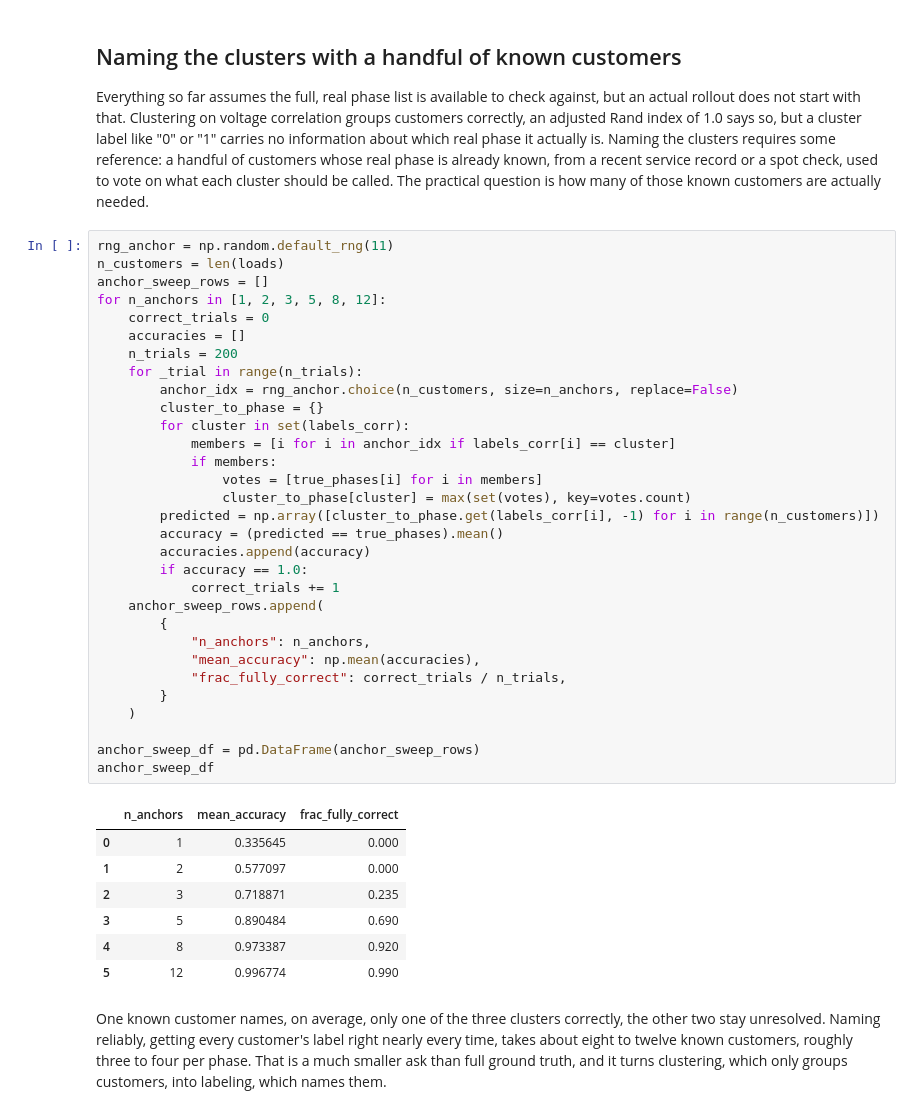
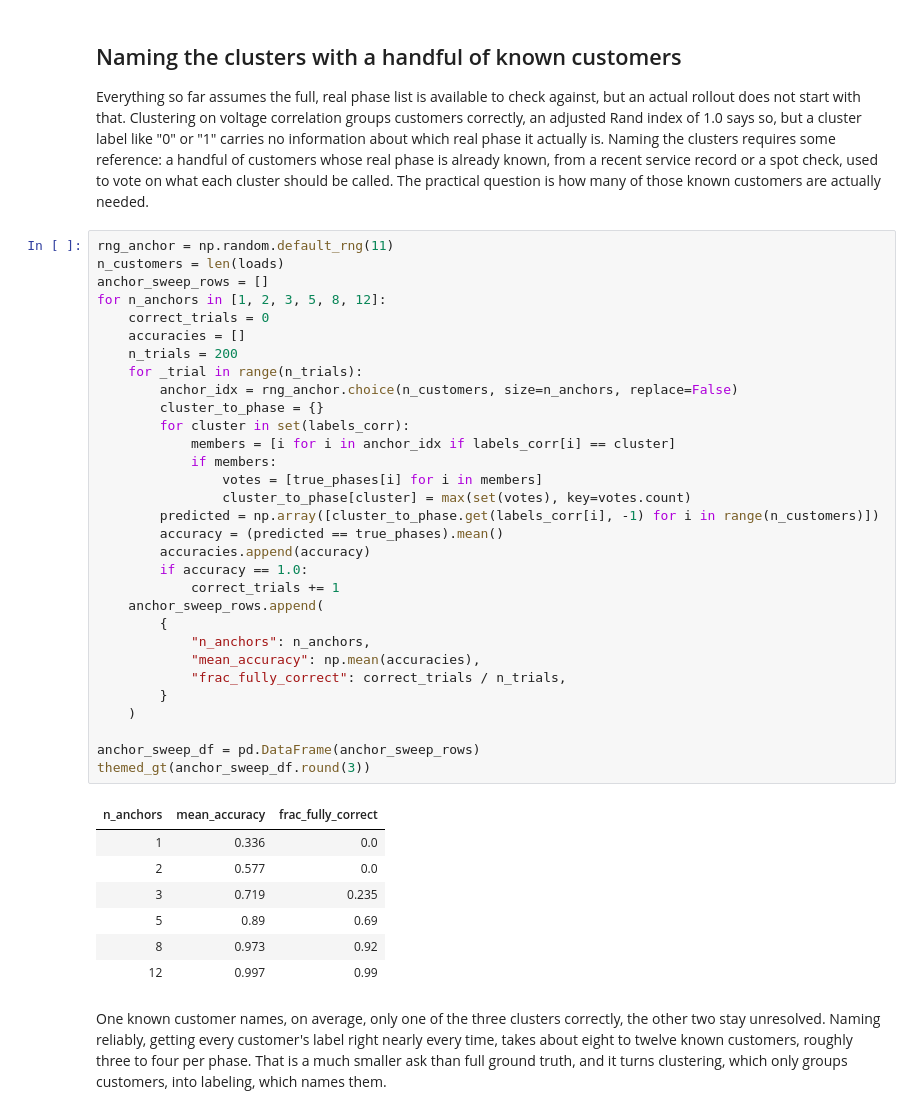
Before and after one commit to sambaiga/ml-energy-disaggregation, a Jupyter notebook: book/04-grid-edge/03-phase-identification-code.ipynb, the cells around one changed output. Drawn from its saved outputs; the diff is of its cells as text.

```diff
--- a/book/04-grid-edge/03-phase-identification-code.ipynb
+++ b/book/04-grid-edge/03-phase-identification-code.ipynb
@@ -494,41 +496,41 @@ known customers are actually needed.
 rng_anchor = np.random.default_rng(11)
 n_customers = len(loads)
 anchor_sweep_rows = []
 for n_anchors in [1, 2, 3, 5, 8, 12]:
     correct_trials = 0
     accuracies = []
     n_trials = 200
     for _trial in range(n_trials):
         anchor_idx = rng_anchor.choice(n_customers, size=n_anchors, replace=False)
         cluster_to_phase = {}
         for cluster in set(labels_corr):
             members = [i for i in anchor_idx if labels_corr[i] == cluster]
             if members:
                 votes = [true_phases[i] for i in members]
                 cluster_to_phase[cluster] = max(set(votes), key=votes.count)
         predicted = np.array([cluster_to_phase.get(labels_corr[i], -1) for i in range(n_customers)])
         accuracy = (predicted == true_phases).mean()
         accuracies.append(accuracy)
         if accuracy == 1.0:
             correct_trials += 1
     anchor_sweep_rows.append(
         {
             "n_anchors": n_anchors,
             "mean_accuracy": np.mean(accuracies),
             "frac_fully_correct": correct_trials / n_trials,
         }
     )
 
 anchor_sweep_df = pd.DataFrame(anchor_sweep_rows)
-anchor_sweep_df
+themed_gt(anchor_sweep_df.round(3))
 # %% [output]
-|  | n_anchors | mean_accuracy | frac_fully_correct |
-| 0 | 1 | 0.335645 | 0.000 |
-| 1 | 2 | 0.577097 | 0.000 |
-| 2 | 3 | 0.718871 | 0.235 |
-| 3 | 5 | 0.890484 | 0.690 |
-| 4 | 8 | 0.973387 | 0.920 |
-| 5 | 12 | 0.996774 | 0.990 |
+| n_anchors | mean_accuracy | frac_fully_correct |
+| 1 | 0.336 | 0.0 |
+| 2 | 0.577 | 0.0 |
+| 3 | 0.719 | 0.235 |
+| 5 | 0.89 | 0.69 |
+| 8 | 0.973 | 0.92 |
+| 12 | 0.997 | 0.99 |
 # %% [markdown]
 One known customer names, on average, only one of the three clusters
 correctly, the other two stay unresolved. Naming reliably, getting every
```
Also changed, not shown: parts of 4 cells of this notebook, 3 other files.
